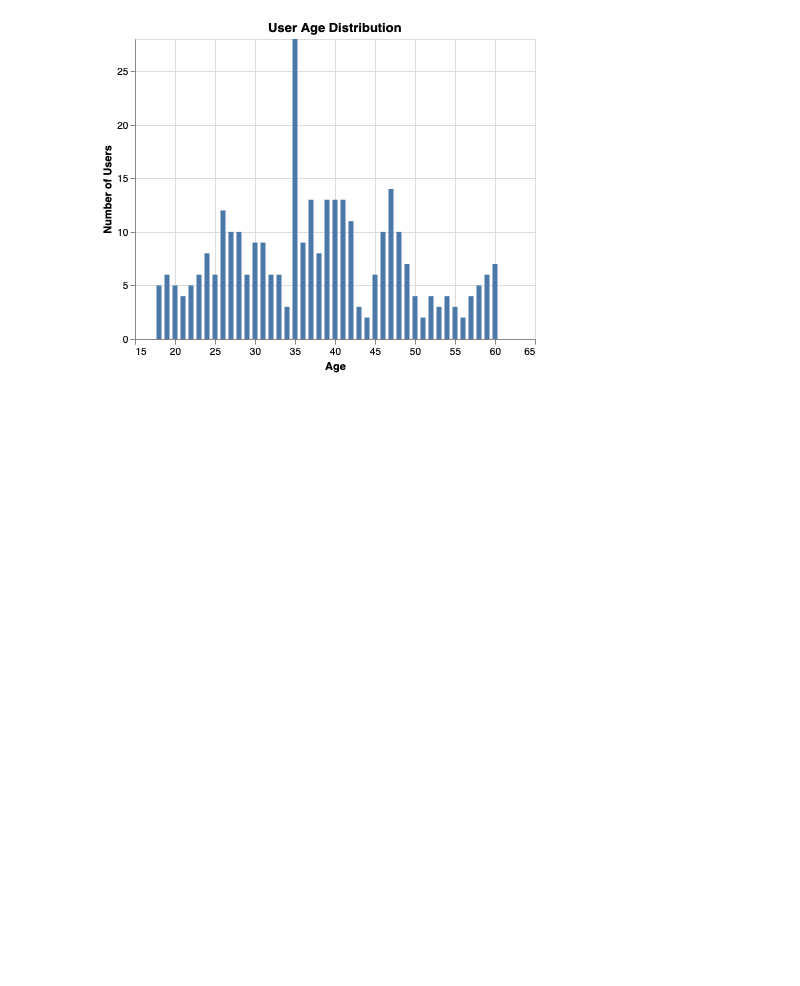
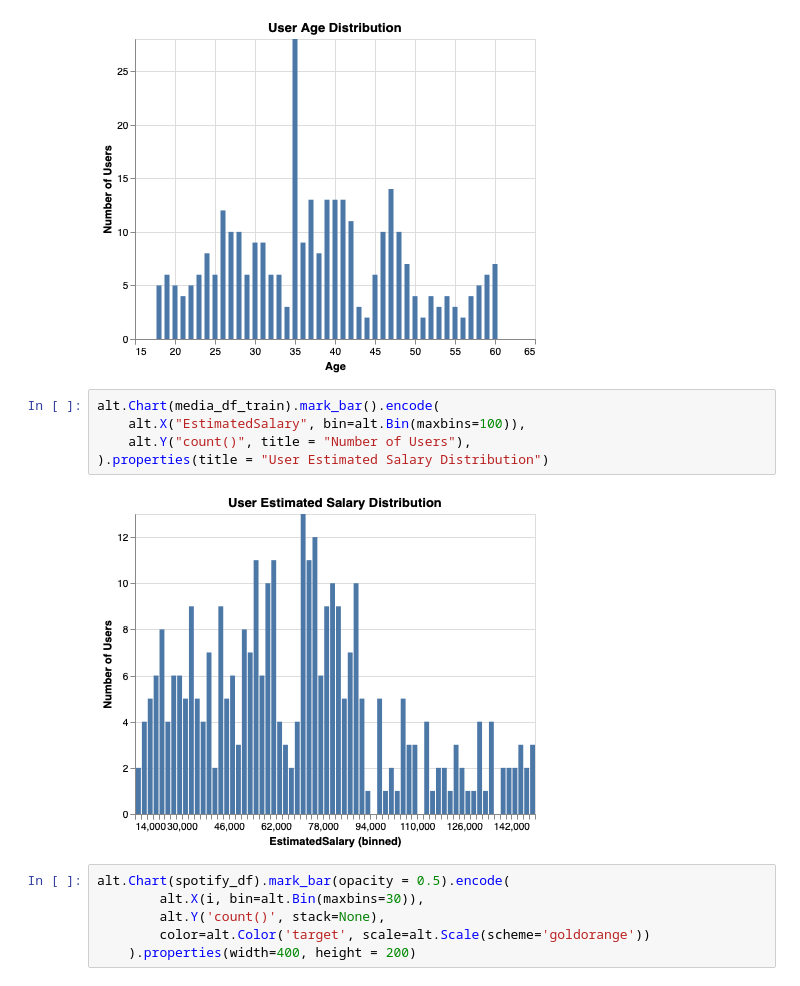
Before and after one commit to tguo9/Blood-Donation-Predictions, a Jupyter notebook: EDA.ipynb, the cells around one changed output. Saved outputs shown, nothing was run; the diff lists cells and outputs as text; blank space fills up the shorter version.

Commit message:
add salary chart

```diff
--- a/EDA.ipynb
+++ b/EDA.ipynb
@@ -91,3 +91,16 @@ alt.Chart(media_df_train).mark_bar().encode(
 ).properties(title = "User Age Distribution")
 # %% [output]
 [figure]
+# %%
+alt.Chart(media_df_train).mark_bar().encode(
+    alt.X("EstimatedSalary", bin=alt.Bin(maxbins=100)),
+    alt.Y("count()", title = "Number of Users"),
+).properties(title = "User Estimated Salary Distribution")
+# %% [output]
+[figure, added]
+# %%
+alt.Chart(spotify_df).mark_bar(opacity = 0.5).encode(
+        alt.X(i, bin=alt.Bin(maxbins=30)),
+        alt.Y('count()', stack=None),
+        color=alt.Color('target', scale=alt.Scale(scheme='goldorange'))
+    ).properties(width=400, height = 200)
```
